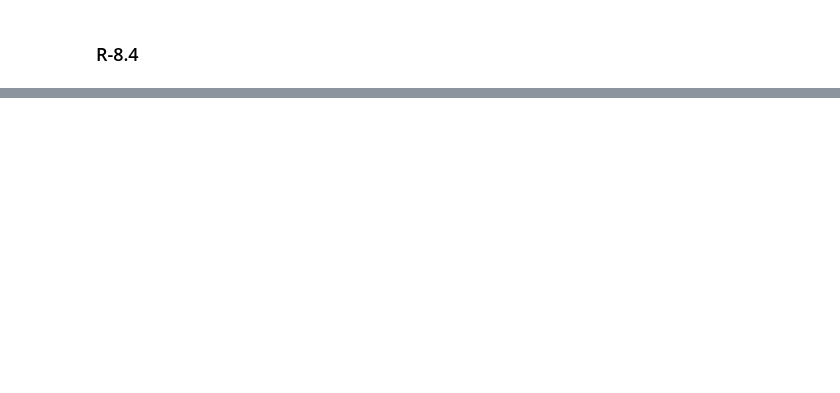
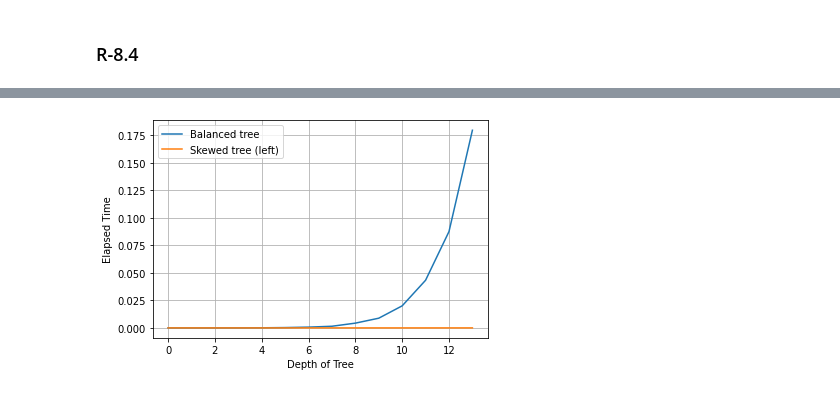
Before and after one commit to jihoonerd/Data_Structures_and_Algorithms_in_Python, a Jupyter notebook: Exercises/Chapter_08.ipynb, the cells around one changed output, grey strips where cells are left out. Cells and saved outputs as stored; diff of their text form; code cells hidden in the pictures; blank space fills up the shorter version.

```diff
--- a/Exercises/Chapter_08.ipynb
+++ b/Exercises/Chapter_08.ipynb
@@ -57,0 +454,7 @@ What is the running time of a acall to `T._height2(p)` when called on a position
+# %%
+balanced_trees = []
+for terminal_depth in testing_depths:
+    bal_tree = LinkedBinaryTree()
+    bal_tree._add_root("root")
+    res_tree = make_balanced_tree(bal_tree, bal_tree.root(), terminal_depth)
+    balanced_trees.append(res_tree)
@@ -57,0 +469,7 @@ What is the running time of a acall to `T._height2(p)` when called on a position
+# %%
+skewed_trees = []
+for terminal_depth in testing_depths:
+    skew_tree = LinkedBinaryTree()
+    skew_tree._add_root("root")
+    res_tree = make_left_skewed_tree(skew_tree, skew_tree.root(), terminal_depth)
+    skewed_trees.append(res_tree)
@@ -57,0 +484,8 @@ What is the running time of a acall to `T._height2(p)` when called on a position
+# %%
+balanced_time = []
+
+for bal_tree in balanced_trees:
+    start = time.time()
+    max_depth = bal_tree._height1()
+    end = time.time()
+    balanced_time.append(end-start)
@@ -57,0 +509,8 @@ What is the running time of a acall to `T._height2(p)` when called on a position
+# %%
+skewed_time = []
+
+for skew_tree in skewed_trees:
+    start = time.time()
+    max_depth = skew_tree._height1()
+    end = time.time()
+    skewed_time.append(end-start)
@@ -57,0 +534,8 @@ What is the running time of a acall to `T._height2(p)` when called on a position
+# %%
+plt.plot(balanced_time, label="Balanced tree")
+plt.plot(skewed_time, label="Skewed tree (left)")
+plt.legend()
+plt.grid()
+plt.xlabel("Depth of Tree")
+plt.ylabel("Elapsed Time")
+# %% [output]
@@ -57,0 +543 @@ What is the running time of a acall to `T._height2(p)` when called on a position
+[figure, added]
```
Also changed, not shown: parts of 32 cells of this notebook, 2 other files.
